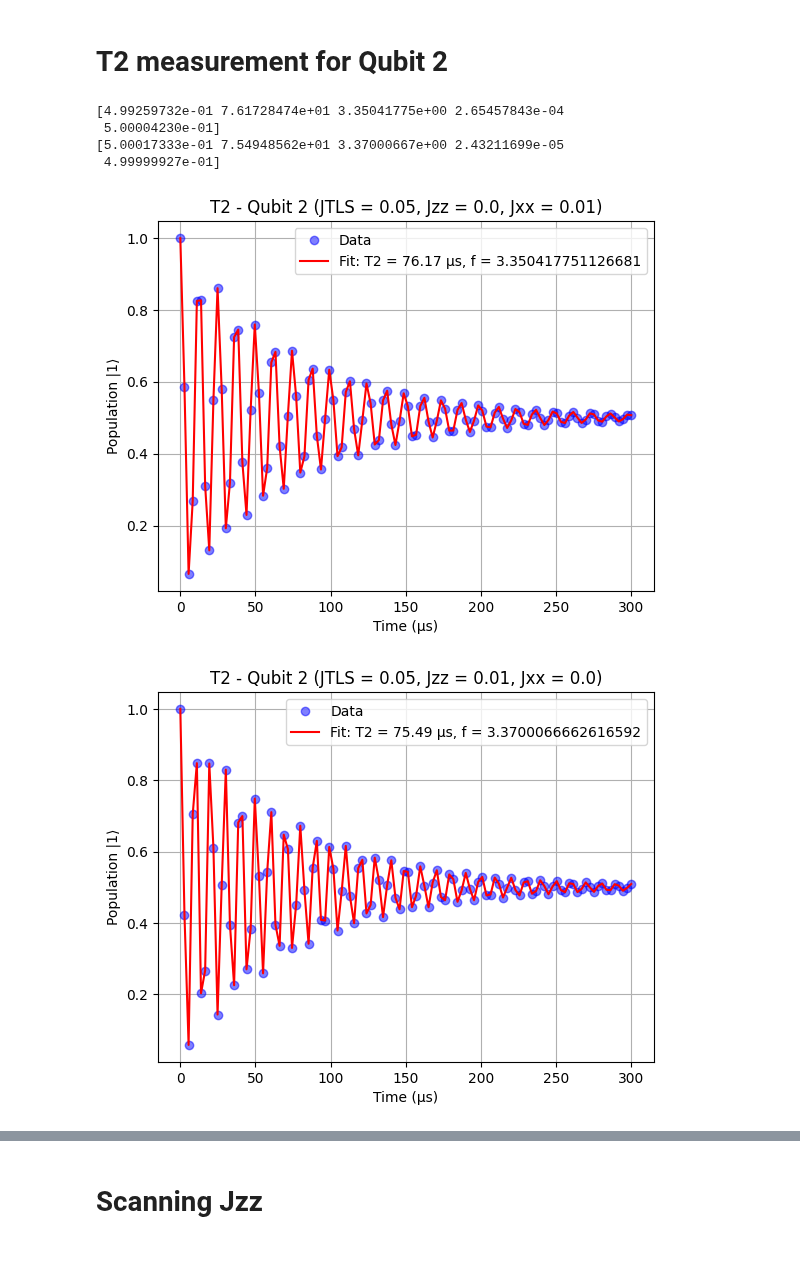
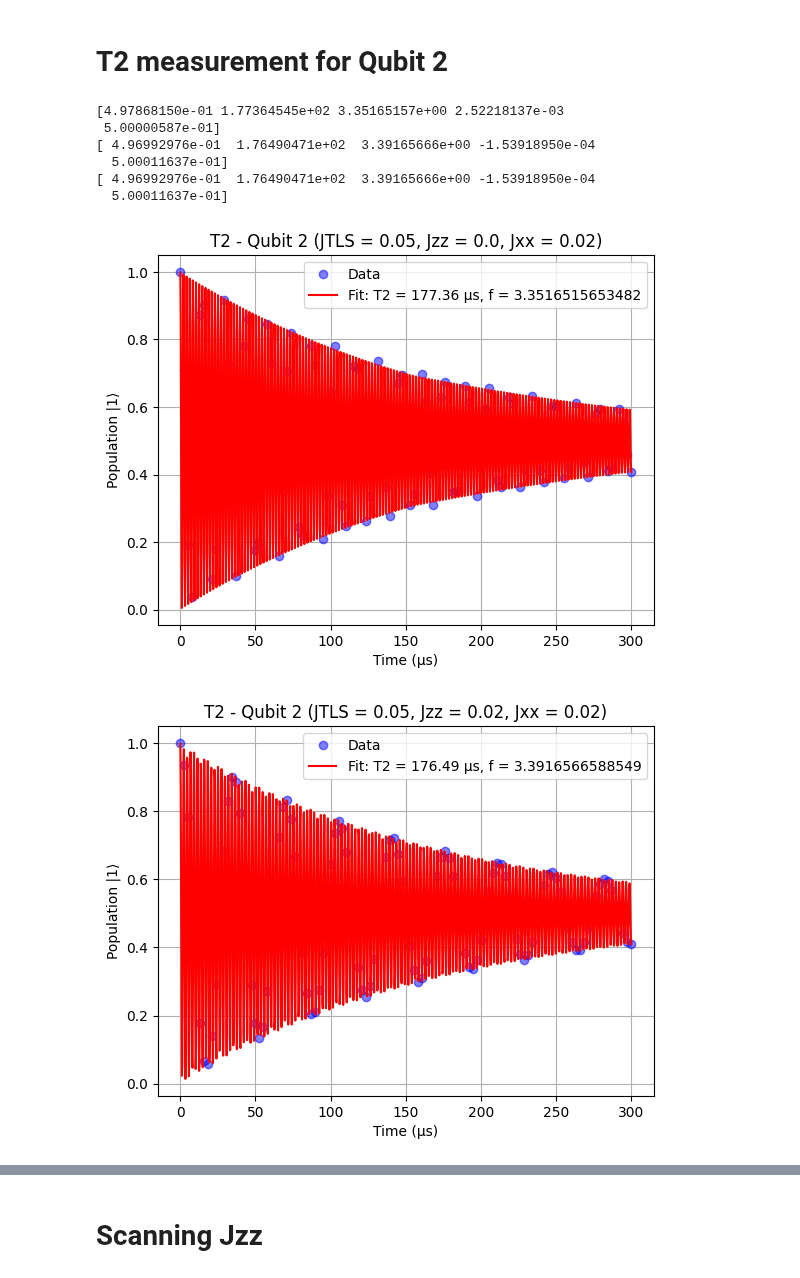
Before and after one commit to jyamaoka/qubit_zz_coupling, a Jupyter notebook: examples/scan_coupling.ipynb, the cells around one changed output, grey strips where cells are left out. Saved outputs shown, nothing was run; the diff lists cells and outputs as text; code cells hidden in the pictures.

```diff
--- a/examples/scan_coupling.ipynb
+++ b/examples/scan_coupling.ipynb
@@ -92,22 +78,17 @@ plt.show()
 # %% [markdown]
 # T2 measurement for Qubit 1
 # %%
-n = tensor(sigmam().dag()*sigmam(), identity(2), identity(2))
-
 # T2 measurement for Qubit 1
 SYSTEM_PARAMS["Jzz"] = 0.0  #0.0
-SYSTEM_PARAMS["JTLS"] = 0.0 #0.05
+SYSTEM_PARAMS["JTLS"] = 0.05 #0.05
 H, c_ops, sz_q1, sz_q2, sx_q1, sx_q2 = setup_operators(system_params=SYSTEM_PARAMS)
 
 psi0 = tensor((basis(2,1) + basis(2,0)).unit(), basis(2,1), basis(2,1))  # |+⟩|1⟩|1⟩
 
+first_guess = [0.5, 1.0 / SYSTEM_PARAMS["dephasing"]["q1"], SYSTEM_PARAMS["fq1"], 0.0, 0.5]
 
-first_guess = [0.5, 1.0 / SYSTEM_PARAMS["dephasing"]["q1"], SYSTEM_PARAMS["fq1"], 0.0, 0.5]
-#first_guess = [0.5, 1.0 / SYSTEM_PARAMS["dephasing"]["q1"], 3.1, 0.0, 0.5]
-
-solve_t2(H, psi0, tlist, c_ops, [sx_q1], first_guess, ret_pop=False, use_fit_gauss=False)
+solve_t2(H, psi0, tlist, c_ops, [sx_q1], first_guess, ret_pop=False, use_fit_gauss=True)
 plot_t2(H, psi0, tlist, c_ops, [sx_q1], first_guess, "Qubit 1", SYSTEM_PARAMS,  use_fit_gauss=False)
-#plt.plot(tlist, make_population(sz_analytic(tlist, 1.0/180)), label="Analytic")
 
 # with coupling
 SYSTEM_PARAMS["Jzz"] = 0.02
@@ -118,7 +99,16 @@ first_guess = [0.5, 1.0 / SYSTEM_PARAMS["dephasing"]["q1"], SYSTEM_PARAMS["fq1"]
 
 solve_t2(H, psi0, tlist, c_ops, [sx_q1], first_guess, ret_pop=False)
 plot_t2(H, psi0, tlist, c_ops, [sx_q1], first_guess, "Qubit 1", SYSTEM_PARAMS)
-#plt.plot(tlist, make_population(sz_analytic(tlist, 1.0/180)), label="Analytic")
+
+# with coupling Jxx
+SYSTEM_PARAMS["Jxx"] = 0.02
+H, c_ops, sz_q1, sz_q2, sx_q1, sx_q2 = setup_operators(system_params=SYSTEM_PARAMS)
+psi0 = tensor((basis(2,1) + basis(2,0)).unit(), basis(2,1), basis(2,1))  # |+⟩|1⟩|1⟩
+
+first_guess = [0.5, 1.0 / SYSTEM_PARAMS["dephasing"]["q1"], SYSTEM_PARAMS["fq1"], 0.0, 0.5]
+
+solve_t2(H, psi0, tlist, c_ops, [sx_q1], first_guess, ret_pop=False)
+plot_t2(H, psi0, tlist, c_ops, [sx_q1], first_guess, "Qubit 1", SYSTEM_PARAMS)
 
 plt.show()
 # %% [output]
@@ -131,34 +124,49 @@ plt.show()
 # %% [markdown]
 # T2 measurement for Qubit 2
 # %%
+tlist = np.linspace(0, 300, 115)
+
 # T2 measurement for Qubit 2
 SYSTEM_PARAMS["Jzz"] = 0.00
-SYSTEM_PARAMS["Jxx"] = 0.01
+SYSTEM_PARAMS["JTLS"] = 0.05
 H, c_ops, sz_q1, sz_q2, sx_q1, sx_q2 = setup_operators(system_params=SYSTEM_PARAMS)
 
 psi0 = tensor(basis(2,1), (basis(2,1) + basis(2,0)).unit(), basis(2,1))  # |+⟩|1⟩|1⟩
 
 first_guess = [0.5, 1.0 / SYSTEM_PARAMS["dephasing"]["q2"], SYSTEM_PARAMS["fq2"], 0.0, 0.5]
 
 solve_t2(H, psi0, tlist, c_ops, [sx_q2], first_guess, ret_pop=False)
 plot_t2(H, psi0, tlist, c_ops, [sx_q2], first_guess, "Qubit 2", SYSTEM_PARAMS)
 
 # with coupling
-SYSTEM_PARAMS["Jzz"] = 0.01
-SYSTEM_PARAMS["Jxx"] = 0.00
+SYSTEM_PARAMS["Jzz"] = 0.02
 H, c_ops, sz_q1, sz_q2, sx_q1, sx_q2 = setup_operators(system_params=SYSTEM_PARAMS)
 
 psi0 = tensor(basis(2,1), (basis(2,1) + basis(2,0)).unit(), basis(2,1))  # |+⟩|1⟩|1⟩
 
 first_guess = [0.5, 1.0 / SYSTEM_PARAMS["dephasing"]["q2"], SYSTEM_PARAMS["fq2"], 0.0, 0.5]
 
 solve_t2(H, psi0, tlist, c_ops, [sx_q2], first_guess, ret_pop=False)
 plot_t2(H, psi0, tlist, c_ops, [sx_q2], first_guess, "Qubit 2", SYSTEM_PARAMS)
+
+# with coupling
+SYSTEM_PARAMS["Jxx"] = 0.02
+H, c_ops, sz_q1, sz_q2, sx_q1, sx_q2 = setup_operators(system_params=SYSTEM_PARAMS)
+
+psi0 = tensor(basis(2,1), (basis(2,1) + basis(2,0)).unit(), basis(2,1))  # |+⟩|1⟩|1⟩
+
+first_guess = [0.5, 1.0 / SYSTEM_PARAMS["dephasing"]["q2"], SYSTEM_PARAMS["fq2"], 0.0, 0.5]
+
+solve_t2(H, psi0, tlist, c_ops, [sx_q2], first_guess, ret_pop=False)
+plot_t2(H, psi0, tlist, c_ops, [sx_q2], first_guess, "Qubit 2", SYSTEM_PARAMS)
+
 plt.show()
 # %% [output]
-[4.99259732e-01 7.61728474e+01 3.35041775e+00 2.65457843e-04
- 5.00004230e-01]
-[5.00017333e-01 7.54948562e+01 3.37000667e+00 2.43211699e-05
- 4.99999927e-01]
+[4.97868150e-01 1.77364545e+02 3.35165157e+00 2.52218137e-03
+ 5.00000587e-01]
+[ 4.96992976e-01  1.76490471e+02  3.39165666e+00 -1.53918950e-04
+  5.00011637e-01]
+[ 4.96992976e-01  1.76490471e+02  3.39165666e+00 -1.53918950e-04
+  5.00011637e-01]
-[figure, old version]
+[figure, new version]
-[figure, old version]
+[figure, new version]
```
Also changed, not shown: parts of 16 cells of this notebook, 3 other files.
